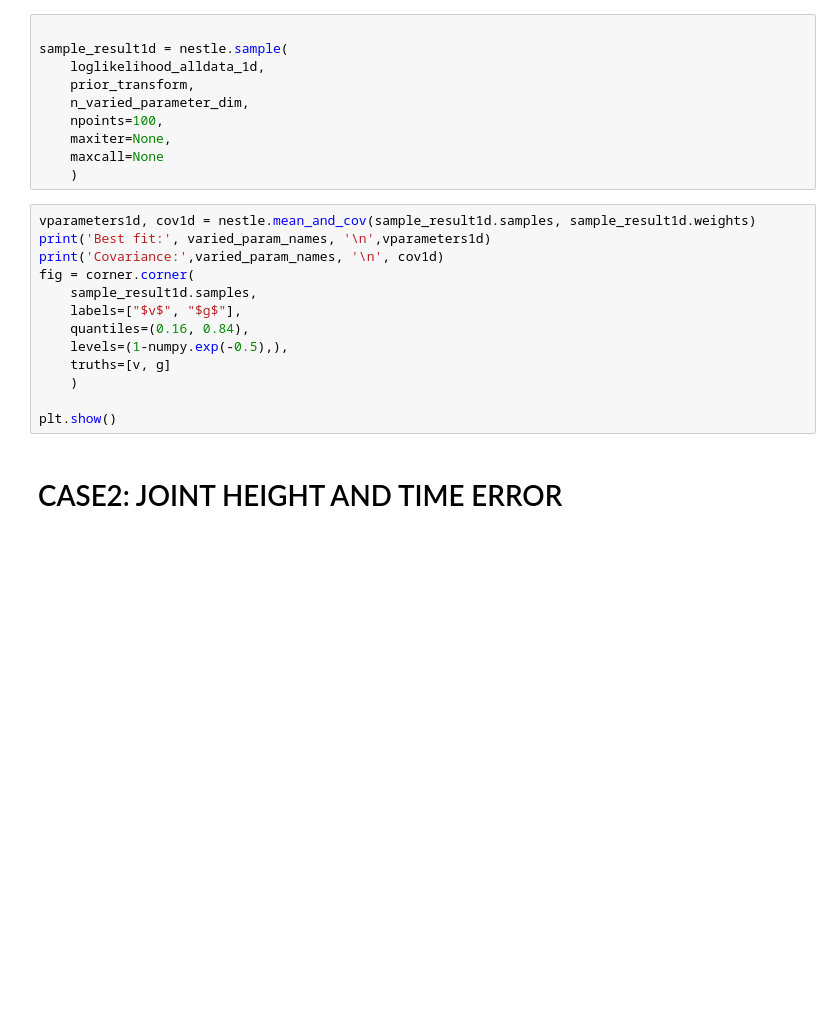
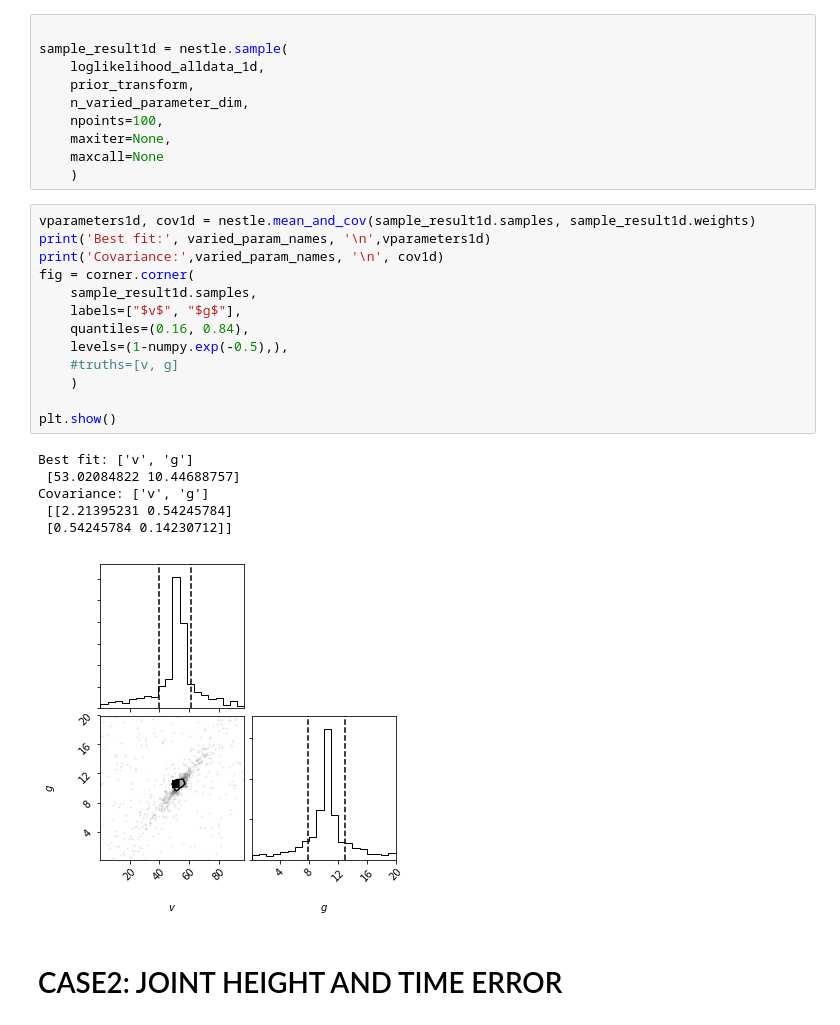
Before and after one commit to uofscphysics/STEM_Python_Course, a Jupyter notebook: Day_4/day_4_student_completed_workbook_likelihood_analysis.ipynb, the cells around one changed output. Saved outputs shown, nothing was run; the diff lists cells and outputs as text; blank space fills up the shorter version.

```diff
--- a/Day_4/day_4_student_completed_workbook_likelihood_analysis.ipynb
+++ b/Day_4/day_4_student_completed_workbook_likelihood_analysis.ipynb
@@ -212,16 +259,23 @@ sample_result1d = nestle.sample(
 # %%
 vparameters1d, cov1d = nestle.mean_and_cov(sample_result1d.samples, sample_result1d.weights)
 print('Best fit:', varied_param_names, '\n',vparameters1d)
 print('Covariance:',varied_param_names, '\n', cov1d)
 fig = corner.corner(
     sample_result1d.samples,
     labels=["$v$", "$g$"],
     quantiles=(0.16, 0.84),
     levels=(1-numpy.exp(-0.5),),
-    truths=[v, g]
+    #truths=[v, g]
     )
 
 plt.show()
+# %% [output]
+Best fit: ['v', 'g']
+ [53.02084822 10.44688757]
+Covariance: ['v', 'g']
+ [[2.21395231 0.54245784]
+ [0.54245784 0.14230712]]
+[figure, added]
 # %% [markdown]
 # CASE2: JOINT HEIGHT AND TIME ERROR
 # %%
```
Also changed, not shown: parts of 16 cells of this notebook.
